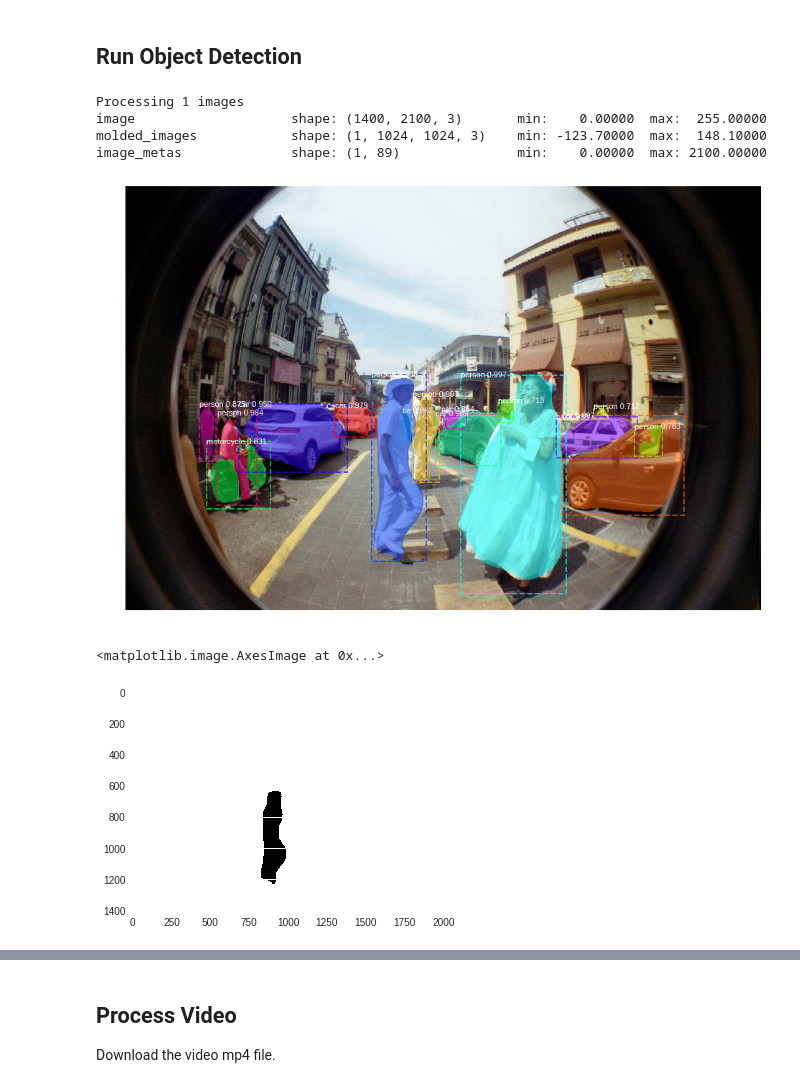
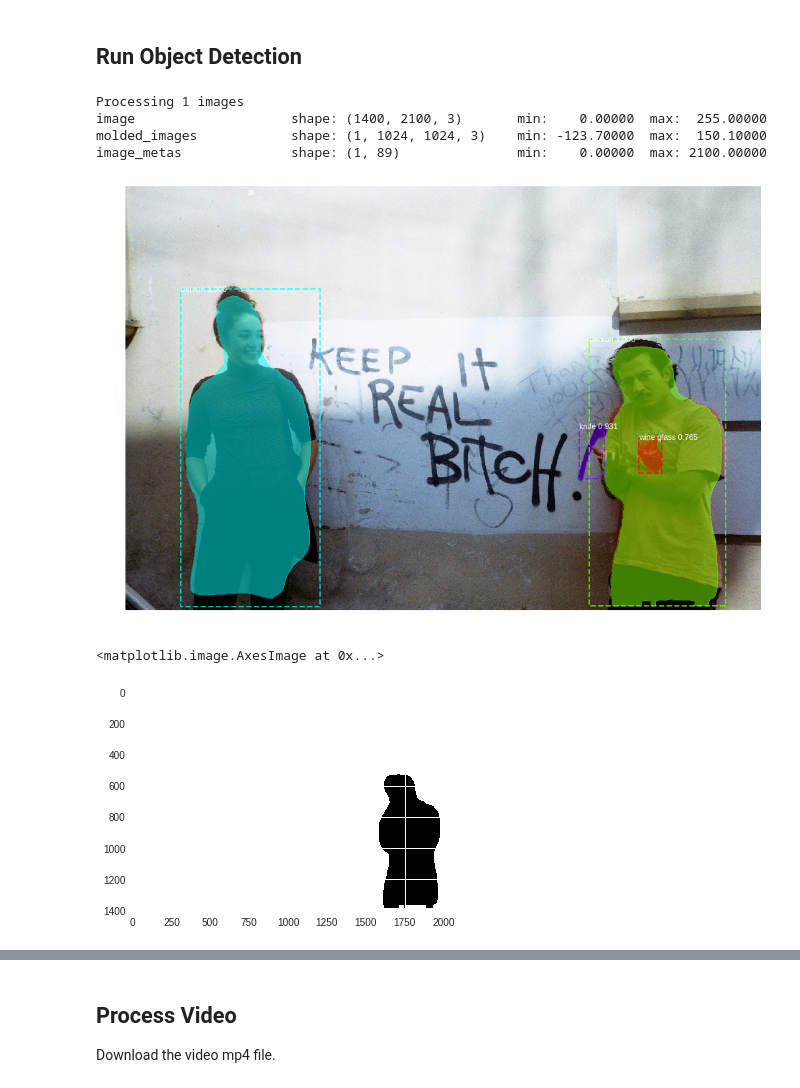
Before and after one commit to arturomf94/collage-art, a Jupyter notebook: collage_art.ipynb, the cells around one changed output, grey strips where cells are left out. Saved outputs shown, nothing was run; the diff lists cells and outputs as text; code cells hidden in the pictures.

```diff
--- a/collage_art.ipynb
+++ b/collage_art.ipynb
@@ -235,26 +248,25 @@ files.upload()
 # %%
 # Load a random image from the images folder
 file_names = next(os.walk(IMAGE_DIR))[2]
 image = skimage.io.imread(os.path.join(IMAGE_DIR, random.choice(file_names)))
-image = skimage.io.imread('Negative0-09-09(1).jpg')
-
+image = skimage.io.imread('Negative0-31-31(1).jpg')
 # Run detection
 results = model.detect([image], verbose=1)
 
 # Visualize results
 r = results[0]
 visualize.display_instances(image, r['rois'], r['masks'], r['class_ids'],
                             class_names, r['scores'])
 # %% [output]
 Processing 1 images
 image                    shape: (1400, 2100, 3)       min:    0.00000  max:  255.00000
-molded_images            shape: (1, 1024, 1024, 3)    min: -123.70000  max:  148.10000
+molded_images            shape: (1, 1024, 1024, 3)    min: -123.70000  max:  150.10000
 image_metas              shape: (1, 89)               min:    0.00000  max: 2100.00000
-[figure, old version]
+[figure, new version]
 # %%
 mask = r['masks'][:,:,0]
 plt.imshow(mask)
 # %% [output]
 <matplotlib.image.AxesImage at 0x...>
-[figure, old version]
+[figure, new version]
 # %%
```
Also changed, not shown: parts of 13 cells of this notebook.
